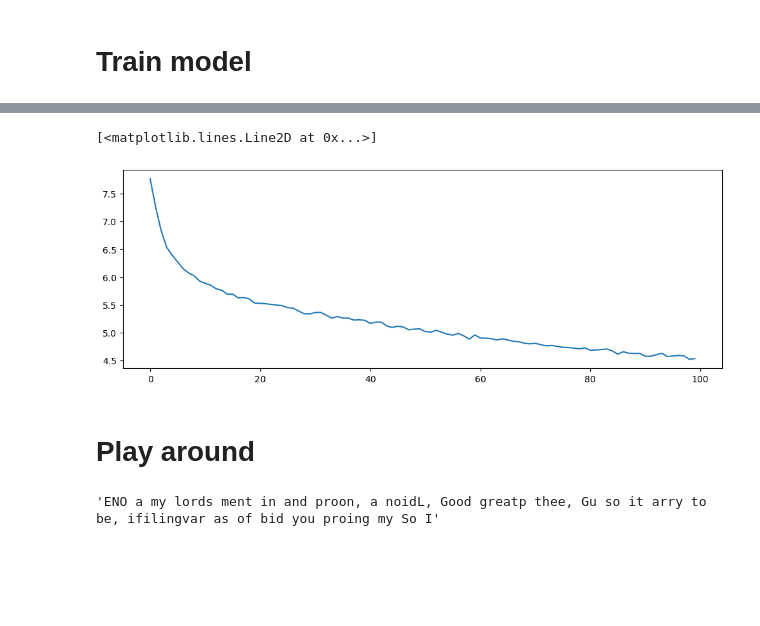
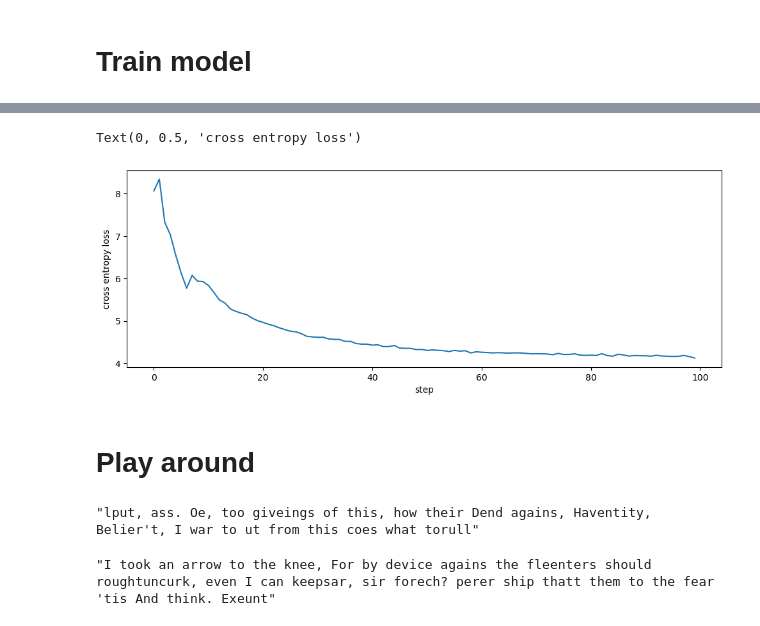
Before and after one commit to clabrugere/scratch-llm, a Jupyter notebook: example/shakespeare.ipynb, the cells around one changed output, grey strips where cells are left out. Drawn from its saved outputs; the diff is of its cells as text; code cells hidden in the pictures; blank space fills up the shorter version.

```diff
--- a/example/shakespeare.ipynb
+++ b/example/shakespeare.ipynb
@@ -23,14 +23,14 @@ from helpers.config import LLMConfig, TrainingConfig
 # %%
 llm_config = LLMConfig(
     vocab_size=512,
-    context_size=64,
+    context_size=256,
     dim_emb=512,
     num_layers=4,
-    num_heads=16
+    num_heads=4
 )
 
 train_config = TrainingConfig(
-    retrain_tokenizer=True,
+    retrain_tokenizer=False,
     batch_size=128,
     learning_rate=1e-4,
     max_steps=100,
@@ -136,16 +142,23 @@ Step 100/100 - train_loss: 4.534
 # %%
 fig, ax = plt.subplots(figsize=(12, 4))
 ax.plot(range(len(loss_history["train_loss"])), loss_history["train_loss"])
+ax.set_xlabel("step")
+ax.set_ylabel("cross entropy loss")
 # %% [output]
-[<matplotlib.lines.Line2D at 0x...>]
+Text(0, 0.5, 'cross entropy loss')
-[figure, old version]
+[figure, new version]
 # %% [markdown]
 # Play around
 # %%
 # empty prompt to generate random stuff
-prompt = torch.zeros((1, llm_config.context_size), dtype=torch.long)
+prompt = torch.zeros((1, llm_config.context_size), dtype=torch.int32)
 out = model.generate(prompt, max_seq_len=50)
+tokenizer.decode(out)
+# %% [output]
+"lput, ass. Oe, too giveings of this, how their Dend agains, Haventity, Belier't, I war to ut from this coes what torull"
-# %%
-tokenizer.decode(out)
-# %% [output]
-'ENO a my lords ment in and proon, a noidL, Good greatp thee, Gu so it arry to be, ifilingvar as of bid you proing my So I'
+# %%
+prompt = tokenizer.encode("I took an arrow to the knee, ", beg_of_string=True, pad_seq=True, seq_len=llm_config.context_size).view(1, -1)
+out = model.generate(prompt, max_seq_len=50)
+tokenizer.decode(out)
+# %% [output]
+"I took an arrow to the knee, For by device agains the fleenters should roughtuncurk, even I can keepsar, sir forech? perer ship thatt them to the fear 'tis And think. Exeunt"
```
Also changed, not shown: parts of 4 cells of this notebook, 5 other files.
